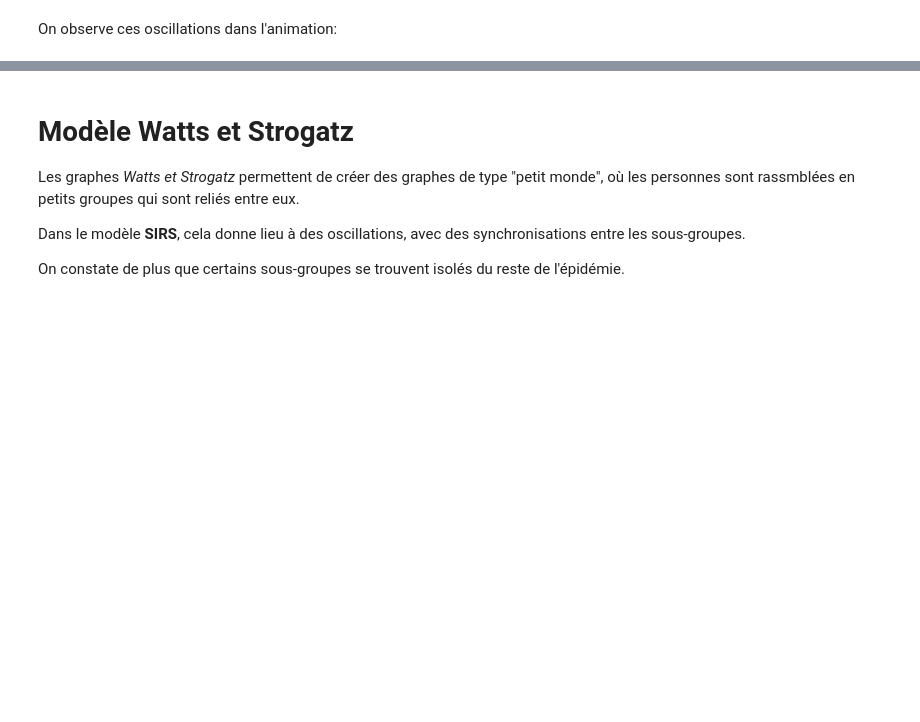
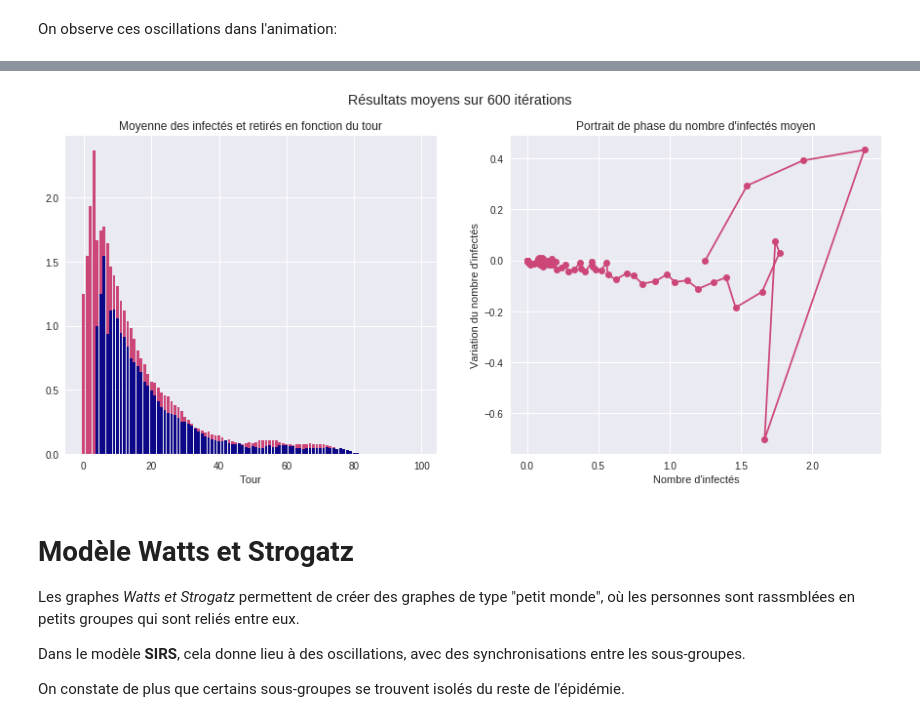
Before and after one commit to farid-fari/epidemics, a Jupyter notebook: epidemics/Exemples.ipynb, the cells around one changed output, grey strips where cells are left out. Cells and saved outputs as stored; diff of their text form; code cells hidden in the pictures; blank space fills up the shorter version.

```diff
--- a/epidemics/Exemples.ipynb
+++ b/epidemics/Exemples.ipynb
@@ -72,3 +71,7 @@ sirs_stats.plot_avg()
+# %%
+sirs_stats.plot_avg(n=100, density=0.05)
+# %% [output]
+[figure, added]
 # %% [markdown]
 # Modèle Watts et Strogatz
 Les graphes *Watts et Strogatz* permettent de créer des graphes de type "petit monde", où les personnes sont rassmblées en petits groupes qui sont reliés entre eux.
```
Also changed, not shown: parts of 8 cells of this notebook, 4 other files.
